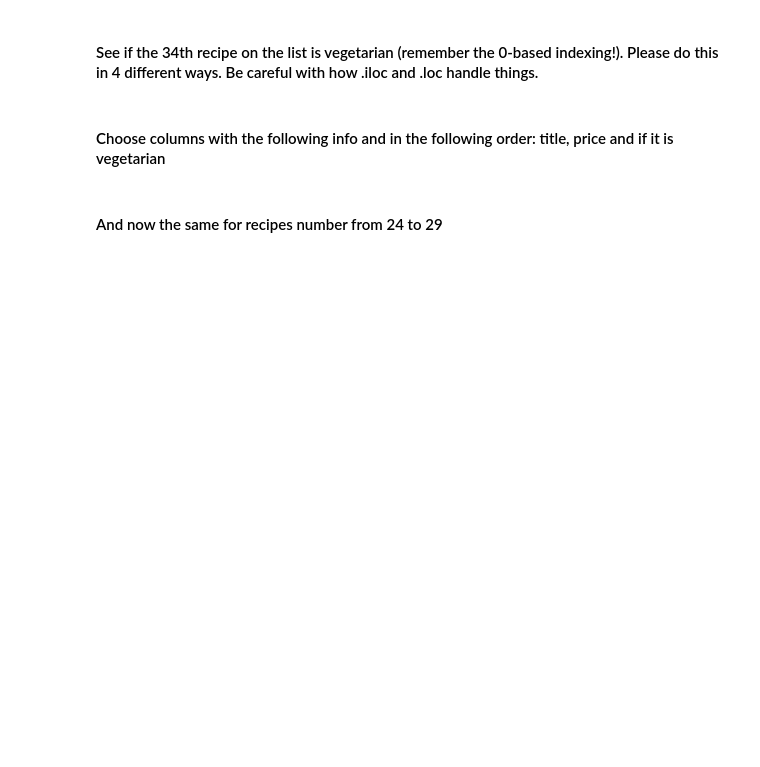
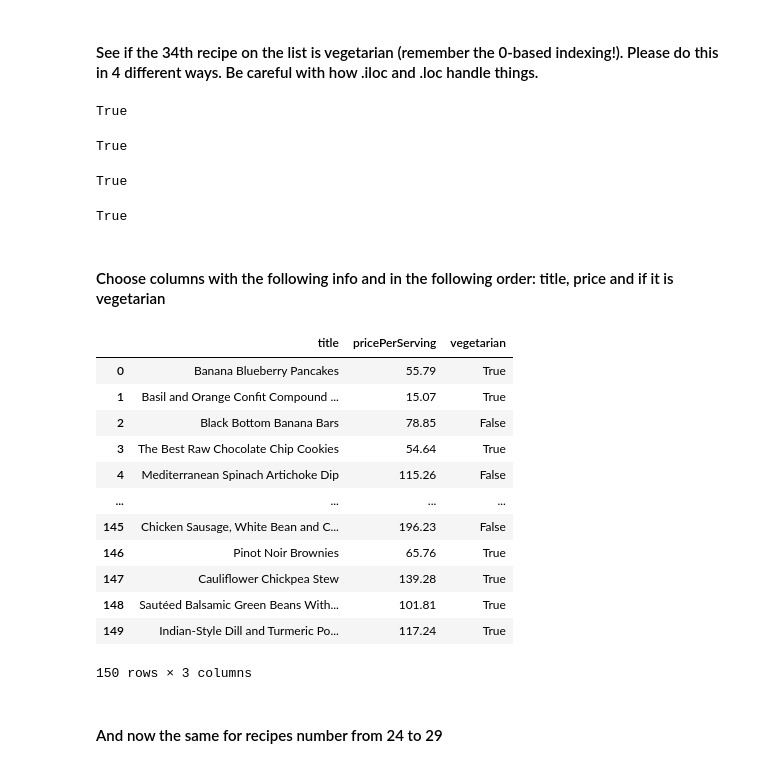
Before and after one commit to ramiejleh/ReDi_DataAnalytics_Repo, a Jupyter notebook: Homework/Phuong/Lesson 3/exercises-lesson03-Phuong.ipynb, the cells around one changed output. Cells and saved outputs as stored; diff of their text form; code cells hidden in the pictures; blank space fills up the shorter version.

```diff
--- a/Homework/Phuong/Lesson 3/exercises-lesson03-Phuong.ipynb
+++ b/Homework/Phuong/Lesson 3/exercises-lesson03-Phuong.ipynb
@@ -45,2 +95,5 @@ print(type(df))
 # %% [markdown]
 #### Load file recipes.csv from the data subfolder and store it in a variable df_ex1. Use the first column as index.
+# %%
+df_ex1 = pd.read_csv('data/recipes.csv', index_col=0)
+df_ex1
@@ -47,6 +114,38 @@ print(type(df))
 # %% [markdown]
 #### See if the 34th recipe on the list is vegetarian (remember the 0-based indexing!). Please do this in 4 different ways. Be careful with how .iloc and .loc handle things.
+# %%
+df_ex1['vegetarian'][33]
+# %% [output]
+True
+# %%
+df_ex1.vegetarian[33]
+# %% [output]
+True
+# %%
+df_ex1.loc[33, 'vegetarian']
+# %% [output]
+True
+# %%
+df_ex1.iloc[33,1]
+# %% [output]
+True
 # %% [markdown]
 #### Choose columns with the following info and in the following order: title, price and if it is vegetarian
+# %%
+df_ex1.loc[:,['title','pricePerServing','vegetarian']]
+# %% [output]
+|  | title | pricePerServing | vegetarian |
+| 0 | Banana Blueberry Pancakes | 55.79 | True |
+| 1 | Basil and Orange Confit Compound ... | 15.07 | True |
+| 2 | Black Bottom Banana Bars | 78.85 | False |
+| 3 | The Best Raw Chocolate Chip Cookies | 54.64 | True |
+| 4 | Mediterranean Spinach Artichoke Dip | 115.26 | False |
+| ... | ... | ... | ... |
+| 145 | Chicken Sausage, White Bean and C... | 196.23 | False |
+| 146 | Pinot Noir Brownies | 65.76 | True |
+| 147 | Cauliflower Chickpea Stew | 139.28 | True |
+| 148 | Sautéed Balsamic Green Beans With... | 101.81 | True |
+| 149 | Indian-Style Dill and Turmeric Po... | 117.24 | True |
+150 rows × 3 columns
 # %% [markdown]
 #### And now the same for recipes number from 24 to 29
```
Also changed, not shown: parts of 20 cells of this notebook.
